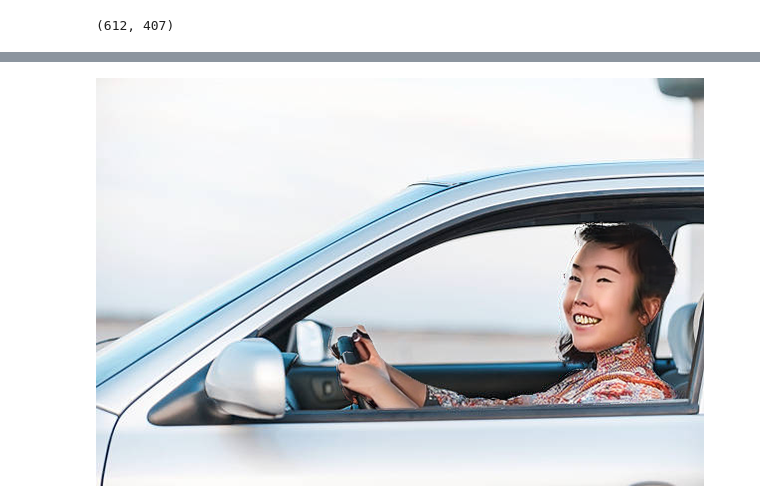
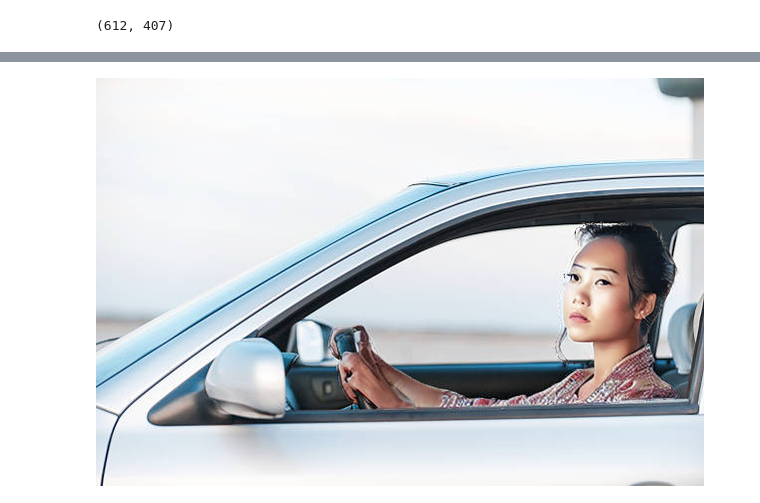
Before and after one commit to weilunkoh/cv-notebooks, a Jupyter notebook: 02 Inpainting.ipynb, the cells around one changed output, grey strips where cells are left out. Drawn from its saved outputs; the diff is of its cells as text; code cells hidden in the pictures.

Commit message:
different inpating images

```diff
--- a/02 Inpainting.ipynb
+++ b/02 Inpainting.ipynb
@@ -83,17 +83,17 @@ axes[1].imshow(car_mask_image)
 # %%
-human_prompt = "asian in a car, highly detailed, 8k"
+human_prompt = "female asian in a car, highly detailed, realistic, 8k"
 inpaint_human = pipe(
     prompt=human_prompt,
     image=raw_image,
     mask_image=human_mask_image,
     height=408,
     width=608,
-    strength=0.75,
+    strength=0.9,
     padding_mask_crop=10
 ).images[0]
 inpaint_human
 # %% [output]
-[figure, old version]
+[figure, new version]
 # %%
 car_prompt = "human driving a lamborghini, highly detailed, 8k"
 inpaint_car = pipe(
```
Also changed, not shown: parts of 4 cells of this notebook.
